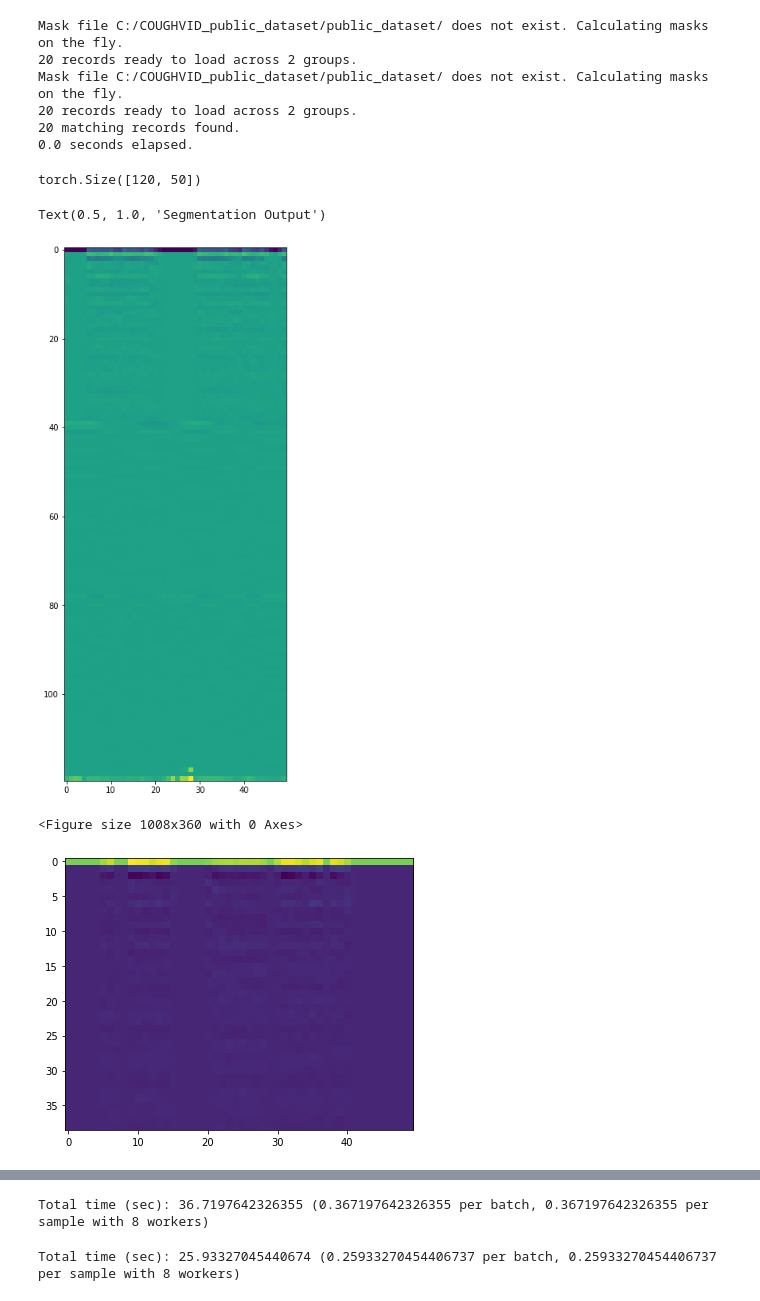
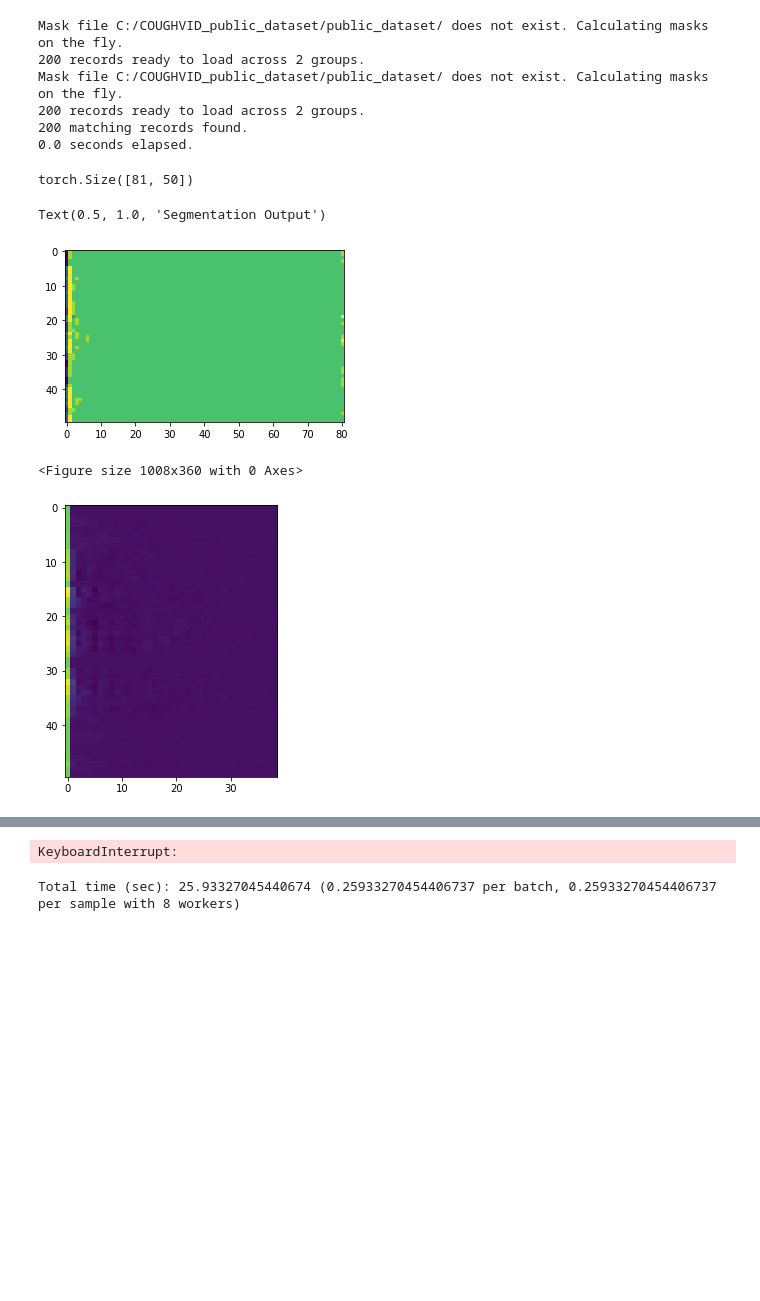
Before and after one commit to cmalinmayor/ML4Health_Coughvid, a Jupyter notebook: generate_dataset.ipynb, the cells around one changed output, grey strips where cells are left out. Saved outputs shown, nothing was run; the diff lists cells and outputs as text; code cells hidden in the pictures; blank space fills up the shorter version.

```diff
--- a/generate_dataset.ipynb
+++ b/generate_dataset.ipynb
@@ -15,8 +15,8 @@ from segmentation import segment_cough
 # %%
 dir = 'C:/COUGHVID_public_dataset/public_dataset/'
 
-dataset         = CoughvidDataset(dir, 'metadata_compiled.csv', get_features=False,samples_per_class=10)
-feature_dataset = CoughvidDataset(dir, 'metadata_compiled.csv', get_features=True,samples_per_class=10)
+dataset         = CoughvidDataset(dir, 'metadata_compiled.csv', get_features=False,samples_per_class=100)
+feature_dataset = CoughvidDataset(dir, 'metadata_compiled.csv', get_features=True,samples_per_class=100)
 
 
 ### NOTE: THIS IS ALREADY IMPLEMENTED IN THE DATALOADER CLASS ###
@@ -49,46 +49,48 @@ idl  = iter(dataloader)
 inputs2, classes2 = next(idl)
 # %% [output]
 Mask file C:/COUGHVID_public_dataset/public_dataset/ does not exist. Calculating masks on the fly.
-20 records ready to load across 2 groups.
+200 records ready to load across 2 groups.
 Mask file C:/COUGHVID_public_dataset/public_dataset/ does not exist. Calculating masks on the fly.
-20 records ready to load across 2 groups.
-20 matching records found.
+200 records ready to load across 2 groups.
+200 matching records found.
 0.0 seconds elapsed.
 # %%
 import matplotlib.pyplot as plt
 import librosa.display
 
 inputs, classes   = next(ifdl)
 inputs2, classes2 = next(idl)
 
 assert classes == classes2
 
 print(inputs[0].shape)
 
 plt.figure(figsize=(5, 14))
-plt.imshow(inputs[0])
+plt.imshow(inputs[0].T)
 #plt.imshow(inputs2[0])
 plt.figure(figsize=(14, 5))
 a = np.array(inputs2[0].tolist(),dtype='float')
 
 
 cough_segments, mask = segment_cough(a,48000)
 masked_audio = np.ma.masked_array(a,1-mask)
 
 
-frames = dataset.extract_frames(masked_audio)
-librosa_mfcc = librosa.feature.mfcc(frames.flatten(), sr=48000, n_mfcc=39, n_fft=512, hop_length=1024, power=2,center=False)
+frames = dataset.extract_frames(masked_audio.compressed())
+librosa_mfcc = librosa.feature.mfcc(frames.flatten(), sr=48000, n_mfcc=39, n_mels=40, n_fft=512, hop_length=1024, power=2,center=False)
 plt.figure(figsize=(14, 5))
 
-plt.imshow(librosa_mfcc)
+plt.imshow(librosa_mfcc.T)
 
 plt.figure(figsize=(14, 5))
 
-librosa.display.waveplot(masked_audio.compressed(), sr=48000)
+#librosa.display.waveplot(masked_audio, sr=48000)
+plt.plot(a)
+plt.plot(mask)
 plt.title("Segmentation Output")
 # %% [output]
-torch.Size([120, 50])
+torch.Size([81, 50])
 Text(0.5, 1.0, 'Segmentation Output')
-[figure, old version]
+[figure, new version]
 <Figure size 1008x360 with 0 Axes>
-[figure, old version]
+[figure, new version]
@@ -97,7 +99,7 @@ Text(0.5, 1.0, 'Segmentation Output')
 tester = TestCoughvidDataset(dataset)
 tester.test_data_loader()
 # %% [output]
-Total time (sec): 36.7197642326355 (0.367197642326355 per batch, 0.367197642326355 per sample with 8 workers)
+KeyboardInterrupt:
 # %%
 tester = TestCoughvidDataset(feature_dataset)
 tester.test_data_loader()
```
Also changed, not shown: parts of 2 cells of this notebook, 2 other files.
